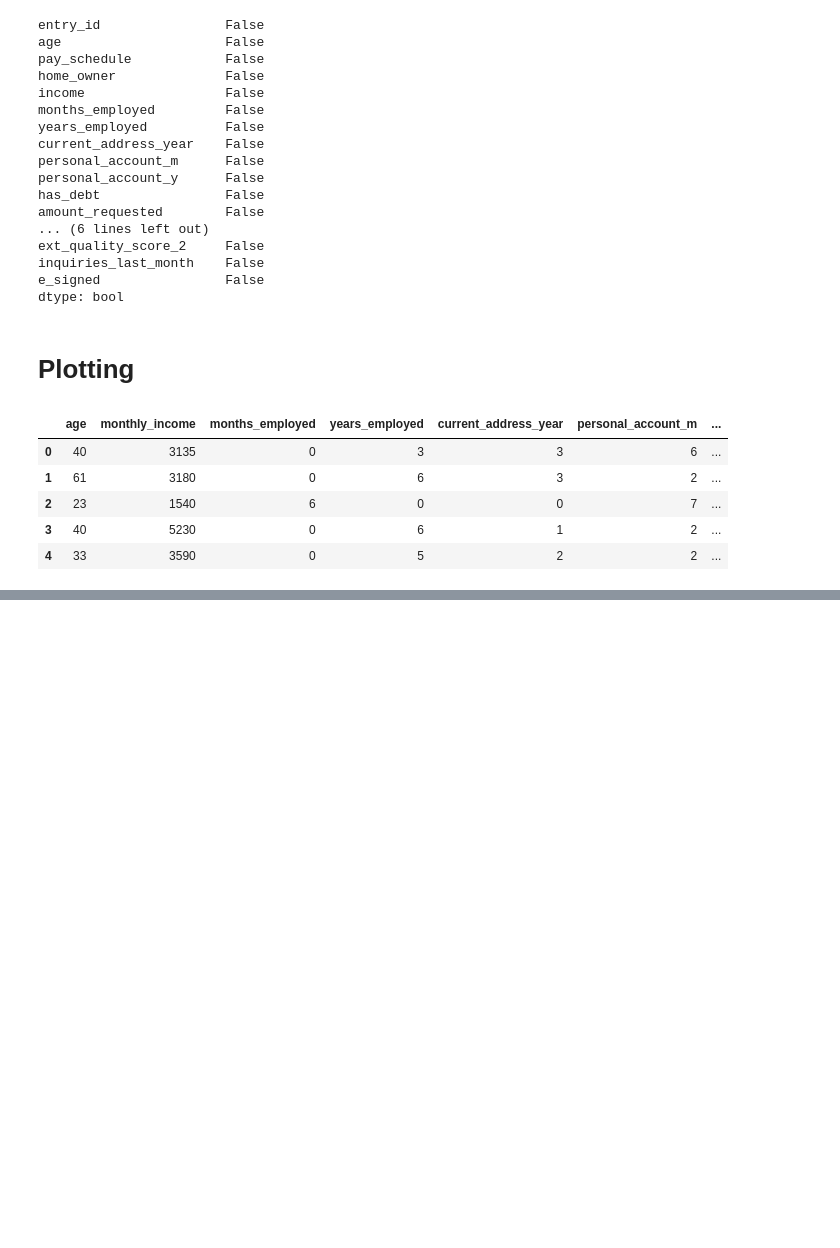
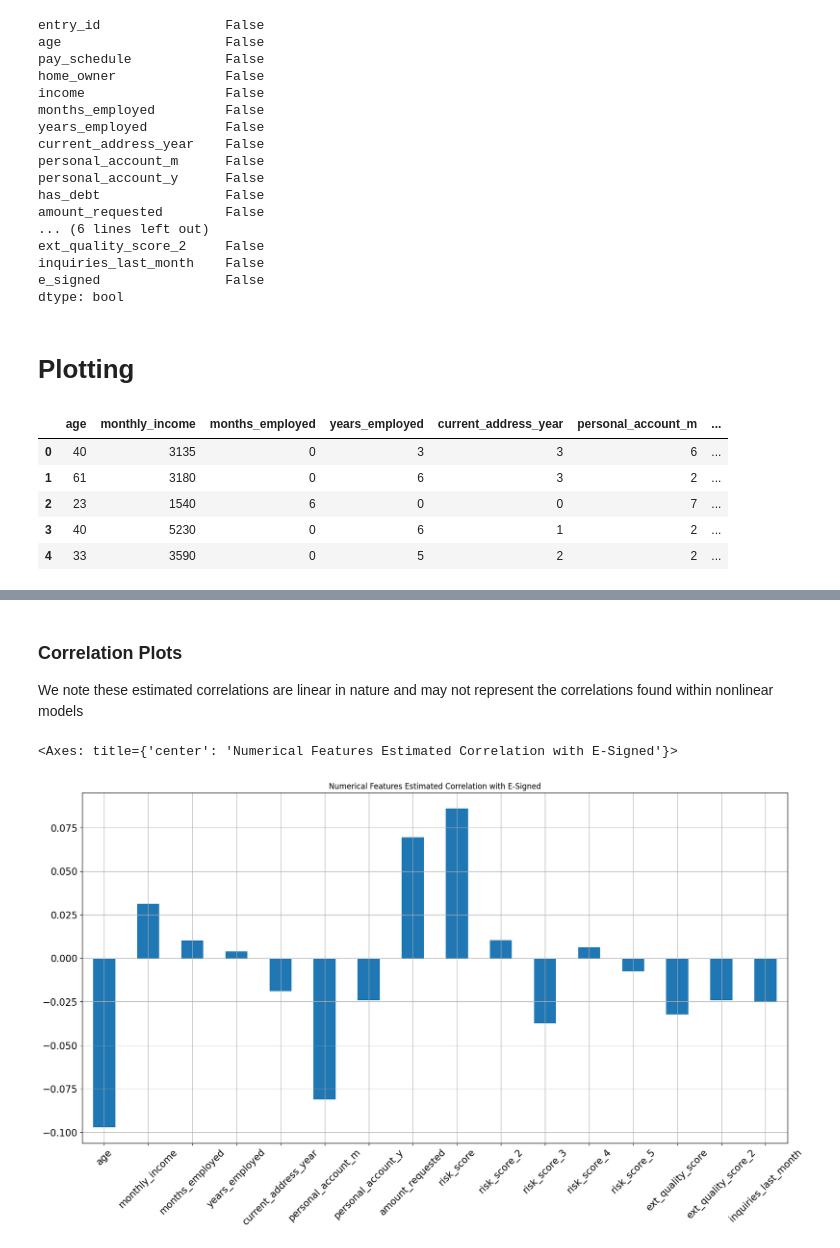
Before and after one commit to c-grigsby/ml-fintech-case-studies, a Jupyter notebook: predicting-loan-signatures/notebooks/predicting-loan-signatures_eda.ipynb, the cells around one changed output, grey strips where cells are left out. Cells and saved outputs as stored; diff of their text form; code cells hidden in the pictures; blank space fills up the shorter version.

```diff
--- a/predicting-loan-signatures/notebooks/predicting-loan-signatures_eda.ipynb
+++ b/predicting-loan-signatures/notebooks/predicting-loan-signatures_eda.ipynb
@@ -159,0 +176,16 @@ plt.tight_layout(rect=[0, 0.03, 1, 0.95])
+# %% [markdown]
+### Correlation Plots
+
+We note these estimated correlations are linear in nature and may not represent the correlations found within nonlinear models
+# %%
+# Estimate and plot numerical features correlation with the label 'e_signed'
+df_users_numerical.corrwith(df_users_financial['e_signed']).plot.bar(
+    figsize = (20, 10),
+    title = "Numerical Features Estimated Correlation with E-Signed",
+    fontsize = 15,
+    rot = 45,
+    grid = True
+    )
+# %% [output]
+<Axes: title={'center': 'Numerical Features Estimated Correlation with E-Signed'}>
+[figure, added]
```
Also changed, not shown: parts of 20 cells of this notebook.
